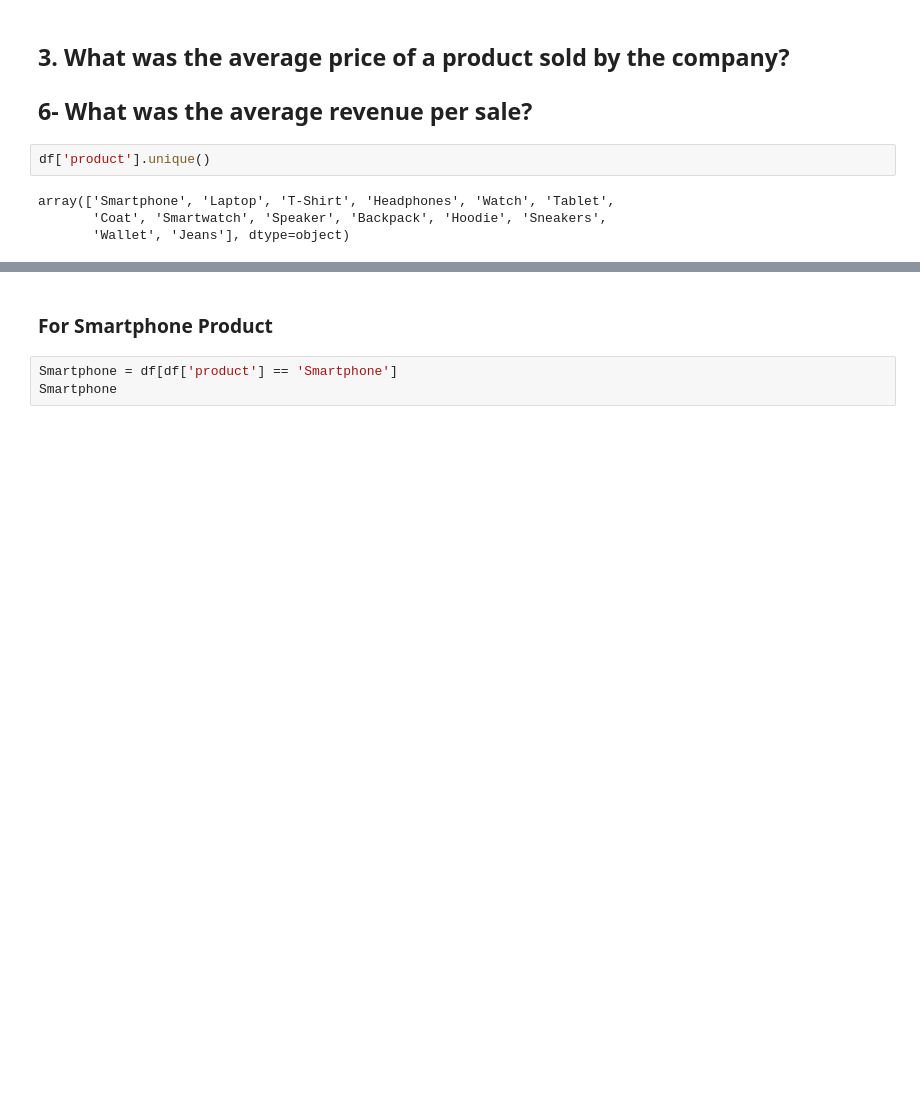
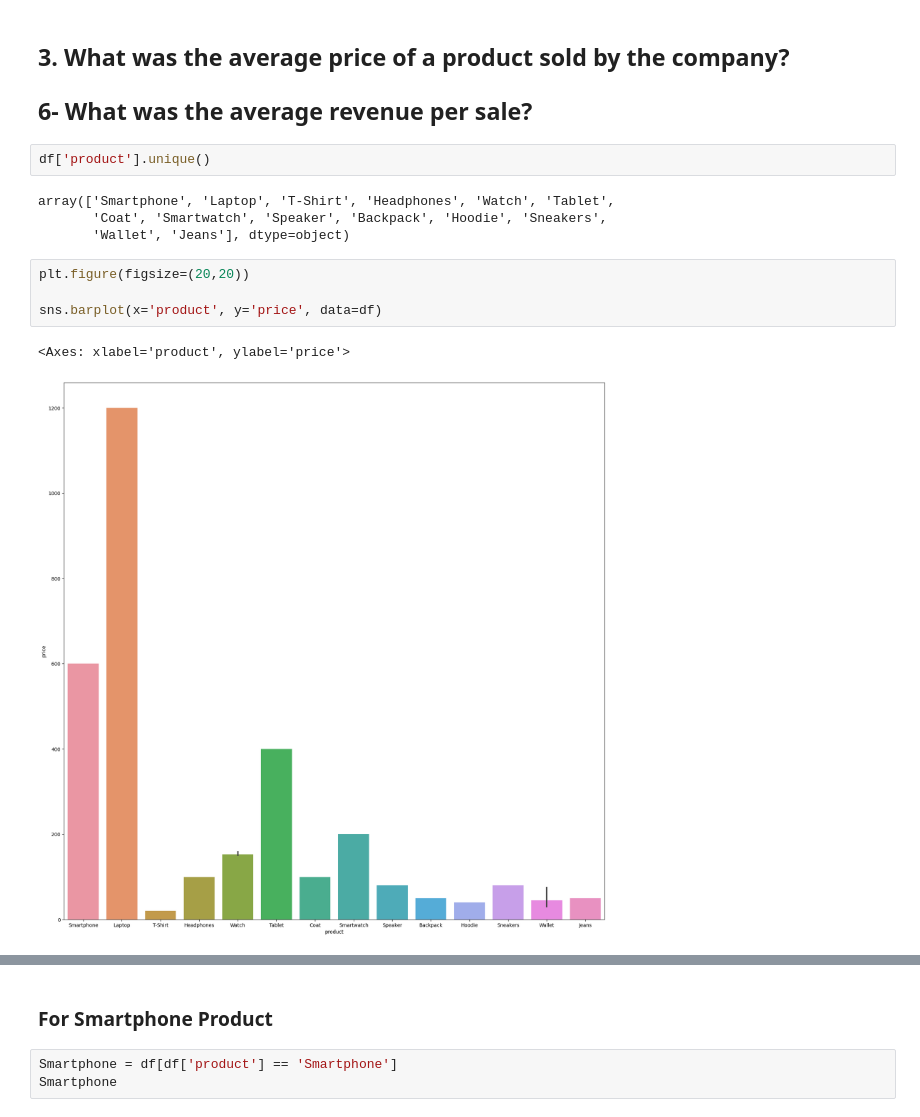
Before and after one commit to Enmo7/Data-Analyst-Intern2Grow-Internship, a Jupyter notebook: Data_Analyst_Virtual_Intern2Grow_Internship_Program_Task1.ipynb, the cells around one changed output, grey strips where cells are left out. Saved outputs shown, nothing was run; the diff lists cells and outputs as text; blank space fills up the shorter version.

```diff
--- a/Data_Analyst_Virtual_Intern2Grow_Internship_Program_Task1.ipynb
+++ b/Data_Analyst_Virtual_Intern2Grow_Internship_Program_Task1.ipynb
@@ -495,3 +495,10 @@ df['product'].unique()
 array(['Smartphone', 'Laptop', 'T-Shirt', 'Headphones', 'Watch', 'Tablet',
        'Coat', 'Smartwatch', 'Speaker', 'Backpack', 'Hoodie', 'Sneakers',
        'Wallet', 'Jeans'], dtype=object)
+# %%
+plt.figure(figsize=(20,20))
+
+sns.barplot(x='product', y='price', data=df)
+# %% [output]
+<Axes: xlabel='product', ylabel='price'>
+[figure, added]
```
Also changed, not shown: parts of 4 cells of this notebook.
